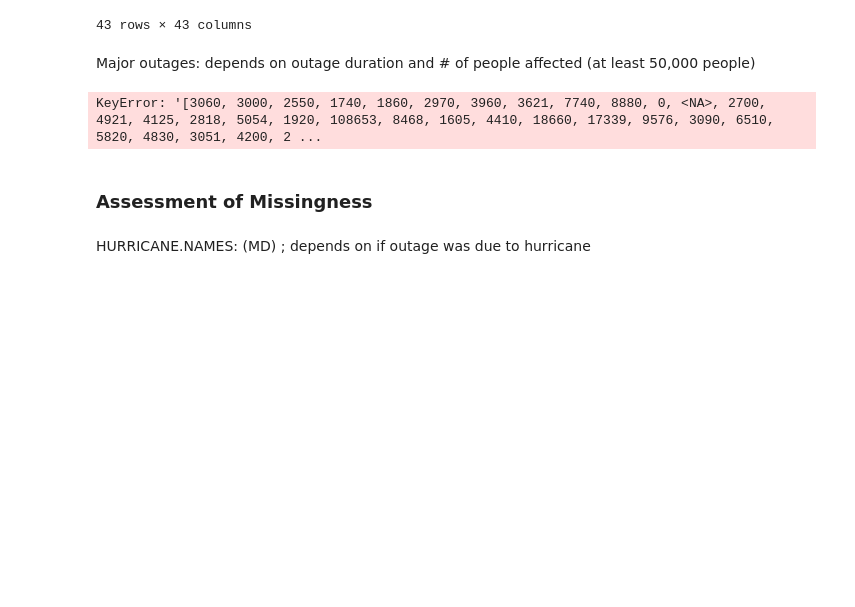
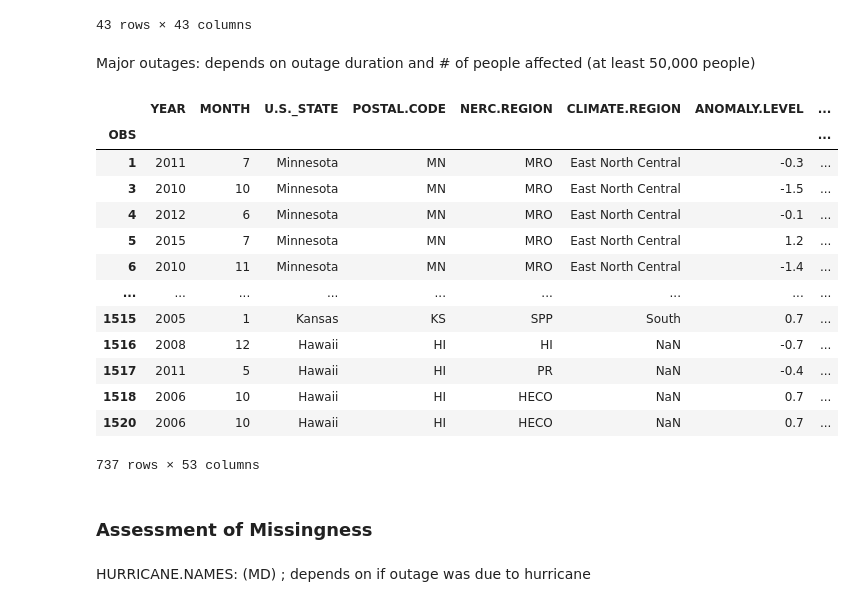
Before and after one commit to apm-denizens/dsc80-project3-notebook, a Jupyter notebook: template.ipynb, the cells around one changed output. Cells and saved outputs as stored; diff of their text form; code cells hidden in the pictures; blank space fills up the shorter version.

```diff
--- a/template.ipynb
+++ b/template.ipynb
@@ -449,9 +470,28 @@ corr
 # %% [markdown]
 Major outages: depends on outage duration and # of people affected (at least 50,000 people)
 # %%
-outage.loc[outage["OUTAGE.DURATION"]]
+# outage["OUTAGE.DURATION"].astype(float).unique()
-# %% [output]
-KeyError: '[3060, 3000, 2550, 1740, 1860, 2970, 3960, 3621, 7740, 8880, 0, <NA>, 2700, 4921, 4125, 2818, 5054, 1920, 108653, 8468, 1605, 4410, 18660, 17339, 9576, 3090, 6510, 5820, 4830, 3051, 4200, 2 ...
+# %%
+# Getting rows of major outages:
+outage.loc[
+    (outage["CUSTOMERS.AFFECTED"] >= 50000)
+  & (outage["OUTAGE.DURATION"])
+]
+# %% [output]
+|  | YEAR | MONTH | U.S._STATE | POSTAL.CODE | NERC.REGION | CLIMATE.REGION | ANOMALY.LEVEL | ... |
+| OBS |  |  |  |  |  |  |  | ... |
+| 1 | 2011 | 7 | Minnesota | MN | MRO | East North Central | -0.3 | ... |
+| 3 | 2010 | 10 | Minnesota | MN | MRO | East North Central | -1.5 | ... |
+| 4 | 2012 | 6 | Minnesota | MN | MRO | East North Central | -0.1 | ... |
+| 5 | 2015 | 7 | Minnesota | MN | MRO | East North Central | 1.2 | ... |
+| 6 | 2010 | 11 | Minnesota | MN | MRO | East North Central | -1.4 | ... |
+| ... | ... | ... | ... | ... | ... | ... | ... | ... |
+| 1515 | 2005 | 1 | Kansas | KS | SPP | South | 0.7 | ... |
+| 1516 | 2008 | 12 | Hawaii | HI | HI | NaN | -0.7 | ... |
+| 1517 | 2011 | 5 | Hawaii | HI | PR | NaN | -0.4 | ... |
+| 1518 | 2006 | 10 | Hawaii | HI | HECO | NaN | 0.7 | ... |
+| 1520 | 2006 | 10 | Hawaii | HI | HECO | NaN | 0.7 | ... |
+737 rows × 53 columns
 # %% [markdown]
 ### Assessment of Missingness
 # %%
```
Also changed, not shown: parts of 10 cells of this notebook, 2 other files.
